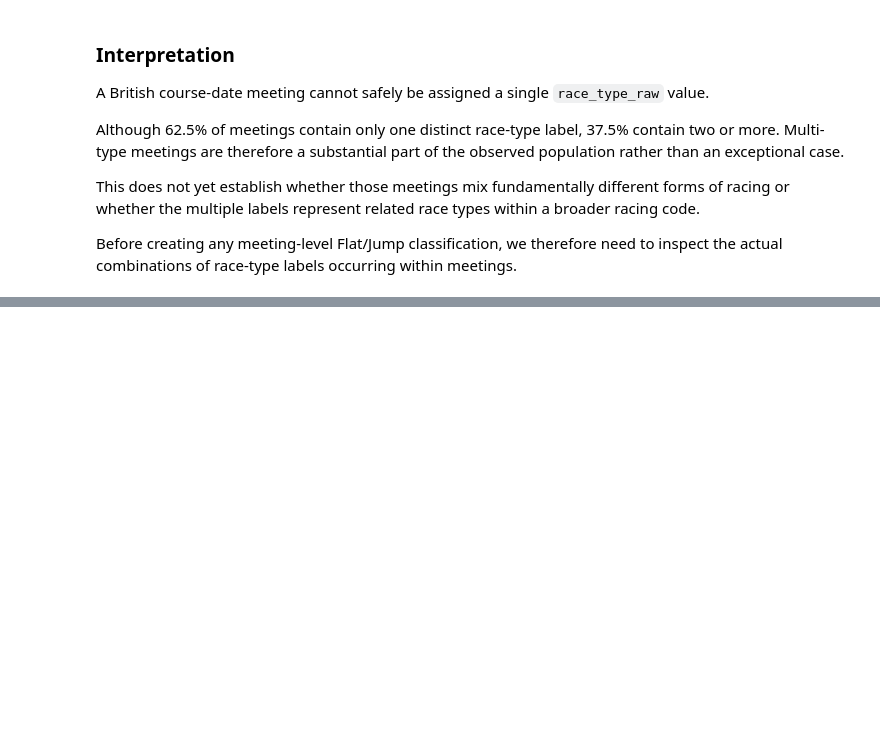
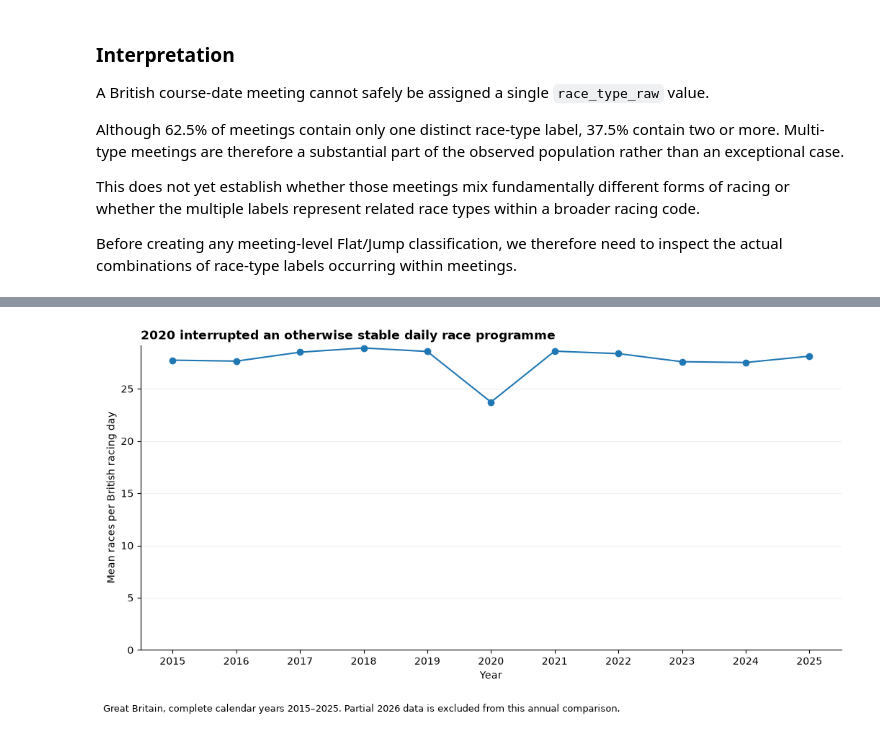
Before and after one commit to rjmac22/inside-rails-horse-racing, a Jupyter notebook: studies/jurisdictions/great_britain/01_governance_and_structure.ipynb, the cells around one changed output, grey strips where cells are left out. Drawn from its saved outputs; the diff is of its cells as text; code cells hidden in the pictures; blank space fills up the shorter version.

```diff
--- a/studies/jurisdictions/great_britain/01_governance_and_structure.ipynb
+++ b/studies/jurisdictions/great_britain/01_governance_and_structure.ipynb
@@ -1876,0 +2310,48 @@ display(mixed_code_meetings)
+# %%
+import matplotlib.pyplot as plt
+
+
+# Compare only complete calendar years so the partial 2026 population does
+# not create a misleading apparent decline.
+complete_year_race_day_structure = annual_race_day_structure[
+    annual_race_day_structure["year"] <= 2025
+]
+
+fig, ax = plt.subplots(figsize=(10.5, 5.5))
+
+ax.plot(
+    complete_year_race_day_structure["year"],
+    complete_year_race_day_structure["mean_races"],
+    marker="o",
+)
+
+ax.set_title(
+    "2020 interrupted an otherwise stable daily race programme",
+    loc="left",
+    fontweight="bold",
+)
+ax.set_xlabel("Year")
+ax.set_ylabel("Mean races per British racing day")
+ax.set_xticks(complete_year_race_day_structure["year"])
+ax.set_ylim(bottom=0)
+
+ax.spines["top"].set_visible(False)
+ax.spines["right"].set_visible(False)
+ax.grid(axis="y", alpha=0.2)
+ax.set_axisbelow(True)
+
+fig.text(
+    0.01,
+    0.01,
+    (
+        "Great Britain, complete calendar years 2015–2025. "
+        "Partial 2026 data is excluded from this annual comparison."
+    ),
+    ha="left",
+    fontsize=9,
+)
+
+plt.tight_layout(rect=[0, 0.06, 1, 1])
+plt.show()
+# %% [output]
+[figure, added]
```
Also changed, not shown: parts of 36 cells of this notebook, 2 other files.
